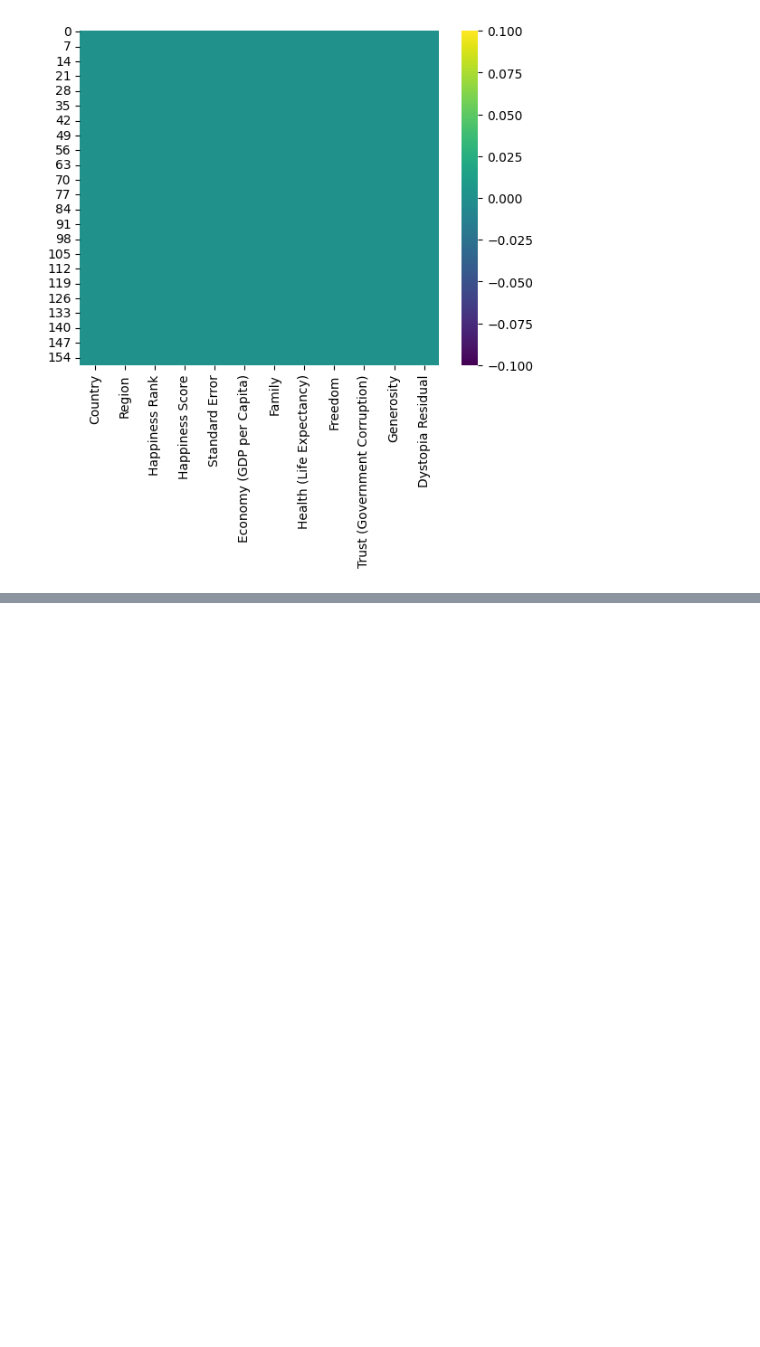
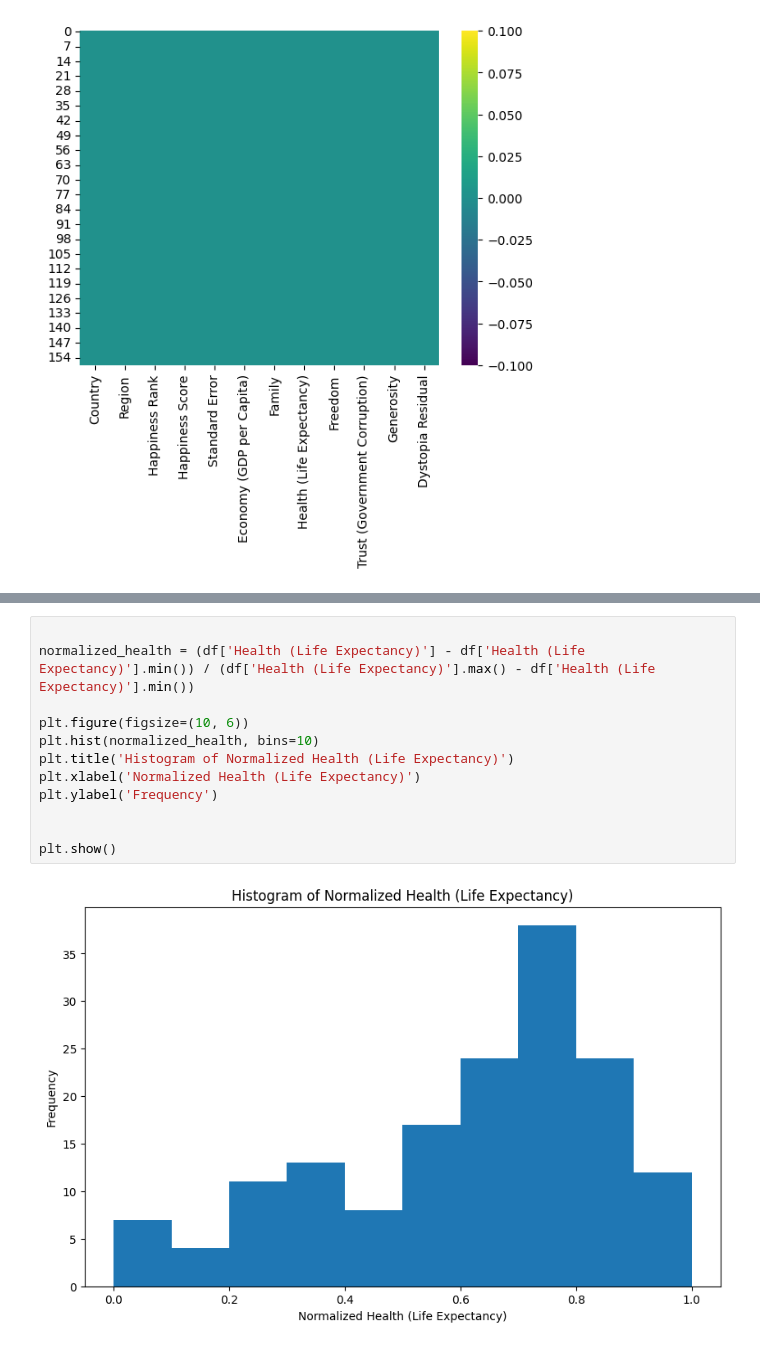
Before and after one commit to Donalizasaji/LAB, a Jupyter notebook: LAB TEST.ipynb, the cells around one changed output, grey strips where cells are left out. Saved outputs shown, nothing was run; the diff lists cells and outputs as text; blank space fills up the shorter version.

```diff
--- a/LAB TEST.ipynb
+++ b/LAB TEST.ipynb
@@ -102,0 +127,14 @@ sns.heatmap(df.isnull(),cmap='viridis')
+# %%
+
+normalized_health = (df['Health (Life Expectancy)'] - df['Health (Life Expectancy)'].min()) / (df['Health (Life Expectancy)'].max() - df['Health (Life Expectancy)'].min())
+
+plt.figure(figsize=(10, 6))
+plt.hist(normalized_health, bins=10)
+plt.title('Histogram of Normalized Health (Life Expectancy)')
+plt.xlabel('Normalized Health (Life Expectancy)')
+plt.ylabel('Frequency')
+
+
+plt.show()
+# %% [output]
+[figure, added]
```
Also changed, not shown: parts of 7 cells of this notebook.
